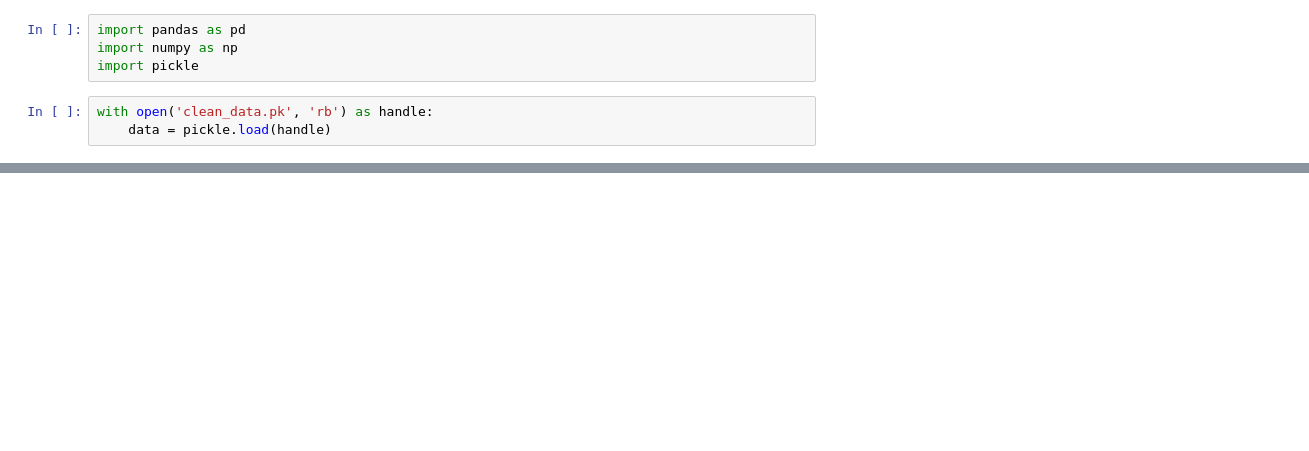
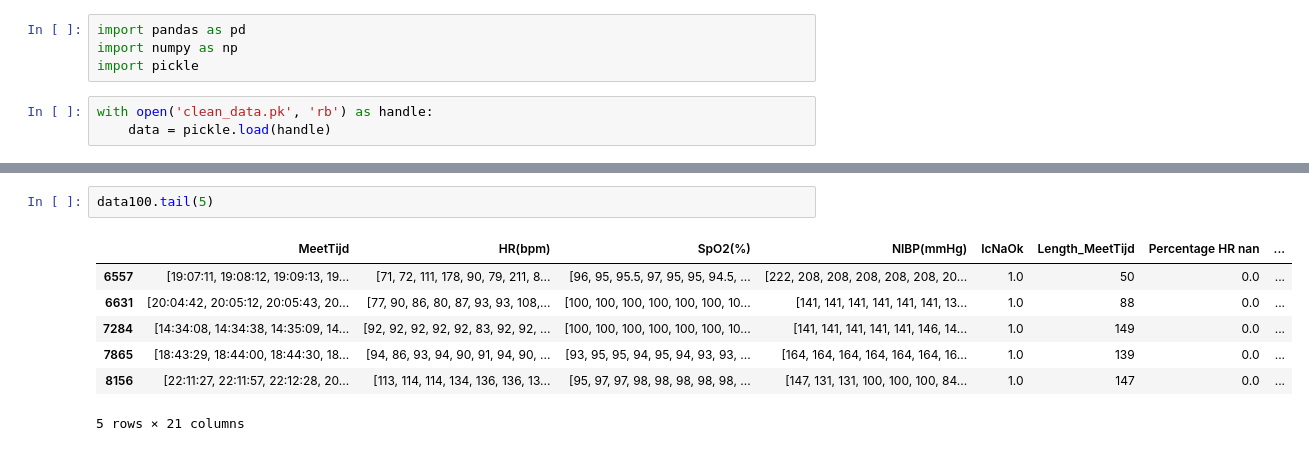
Before and after one commit to FlorisSchmidt/ML, a Jupyter notebook: feature_extraction.ipynb, the cells around one changed output, grey strips where cells are left out. Saved outputs shown, nothing was run; the diff lists cells and outputs as text; blank space fills up the shorter version.

```diff
--- a/feature_extraction.ipynb
+++ b/feature_extraction.ipynb
@@ -78,0 +80,10 @@ array(['67', '65', '69', '141', '75', '79', '158', '67', '63', '70', '81',
+# %%
+data100.tail(5)
+# %% [output]
+|  | MeetTijd | HR(bpm) | SpO2(%) | NIBP(mmHg) | IcNaOk | Length_MeetTijd | Percentage HR nan | ... |
+| 6557 | [19:07:11, 19:08:12, 19:09:13, 19... | [71, 72, 111, 178, 90, 79, 211, 8... | [96, 95, 95.5, 97, 95, 95, 94.5, ... | [222, 208, 208, 208, 208, 208, 20... | 1.0 | 50 | 0.0 | ... |
+| 6631 | [20:04:42, 20:05:12, 20:05:43, 20... | [77, 90, 86, 80, 87, 93, 93, 108,... | [100, 100, 100, 100, 100, 100, 10... | [141, 141, 141, 141, 141, 141, 13... | 1.0 | 88 | 0.0 | ... |
+| 7284 | [14:34:08, 14:34:38, 14:35:09, 14... | [92, 92, 92, 92, 92, 83, 92, 92, ... | [100, 100, 100, 100, 100, 100, 10... | [141, 141, 141, 141, 141, 146, 14... | 1.0 | 149 | 0.0 | ... |
+| 7865 | [18:43:29, 18:44:00, 18:44:30, 18... | [94, 86, 93, 94, 90, 91, 94, 90, ... | [93, 95, 95, 94, 95, 94, 93, 93, ... | [164, 164, 164, 164, 164, 164, 16... | 1.0 | 139 | 0.0 | ... |
+| 8156 | [22:11:27, 22:11:57, 22:12:28, 20... | [113, 114, 114, 134, 136, 136, 13... | [95, 97, 97, 98, 98, 98, 98, 98, ... | [147, 131, 131, 100, 100, 100, 84... | 1.0 | 147 | 0.0 | ... |
+5 rows × 21 columns
```
Also changed, not shown: parts of 14 cells of this notebook, 3 other files.
